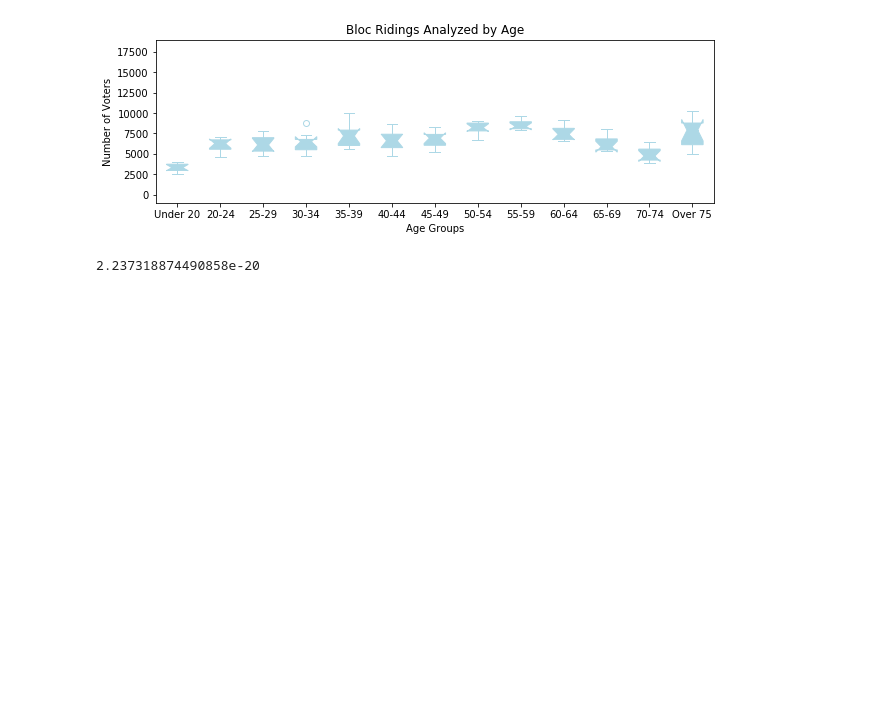
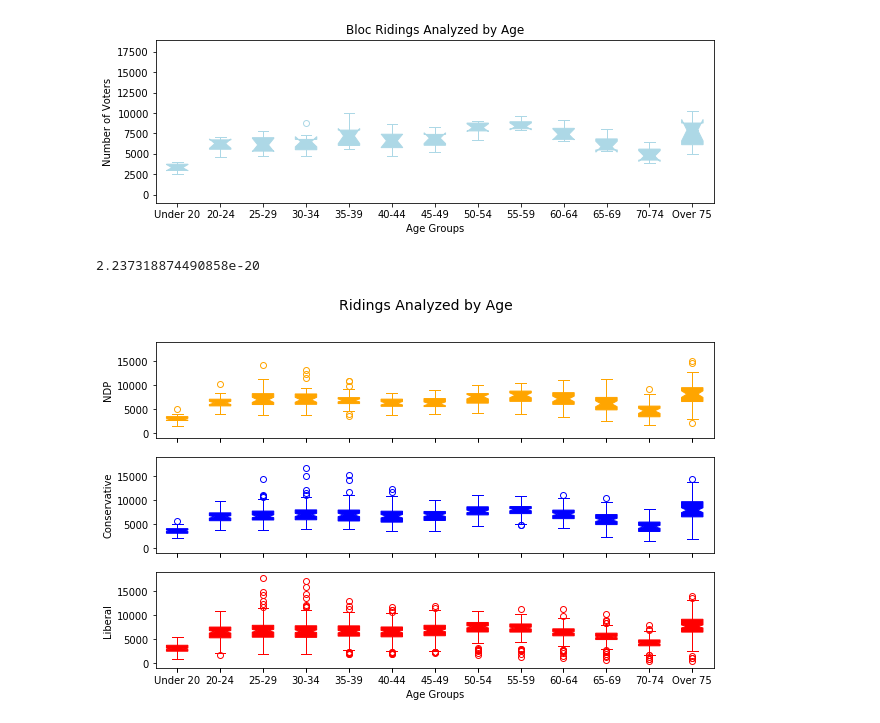
Before and after one commit to bsmirnov12/ABDS-Project-1, a Jupyter notebook: AgeStats.ipynb, the cells around one changed output. Cells and saved outputs as stored; diff of their text form; code cells hidden in the pictures; blank space fills up the shorter version.

Commit message:
combined

```diff
--- a/AgeStats.ipynb
+++ b/AgeStats.ipynb
@@ -306,3 +306,62 @@ F, p = stats.f_oneway(Bloc["Under 20"], Bloc["20-24"], Bloc["25-29"], Bloc["30-3
 p
 # %% [output]
 2.237318874490858e-20
+# %%
+fig, (ax1, ax2, ax3) = plt.subplots(3, figsize=(10,6),sharex=True)
+fig.suptitle("Ridings Analyzed by Age", fontsize=14, fontweight="light")
+
+x_label_list = ["Under 20", "20-24", "25-29","30-34",
+               "35-39","40-44","45-49",
+               "50-54","55-59","60-64",
+              "65-69","70-74","Over 75"]
+box_plot_data=[NDP["Under 20"], NDP["20-24"], NDP["25-29"], NDP["30-34"],
+               NDP["35-39"],NDP["40-44"],NDP["45-49"],
+               NDP["50-54"],NDP["55-59"],NDP["60-64"],
+               NDP["65-69"],NDP["70-74"],NDP["Over 75"],
+              ]
+box_plot_data2=[Conservative["Under 20"], Conservative["20-24"], Conservative["25-29"], Conservative["30-34"],
+               Conservative["35-39"],Conservative["40-44"],Conservative["45-49"],
+               Conservative["50-54"],Conservative["55-59"],Conservative["60-64"],
+               Conservative["65-69"],Conservative["70-74"],Conservative["Over 75"],
+              ]
+box_plot_data3 = [Liberal["Under 20"], Liberal["20-24"], Liberal["25-29"], Liberal["30-34"],
+               Liberal["35-39"],Liberal["40-44"],Liberal["45-49"],
+               Liberal["50-54"],Liberal["55-59"],Liberal["60-64"],
+               Liberal["65-69"],Liberal["70-74"],Liberal["Over 75"],
+              ]
+ax.set_xticklabels(x_label_list)
+x="orange"
+ax1.boxplot(box_plot_data, notch=True, patch_artist=True,
+            boxprops=dict(facecolor=x, color=x),
+            capprops=dict(color=x),
+            whiskerprops=dict(color=x),
+            flierprops=dict(color=x, markeredgecolor=x),
+            medianprops=dict(color=x))
+ax1.set_ylabel("NDP")
+ax1.set_ylim([-1000,19000])
+y = "blue"
+ax2.boxplot(box_plot_data2, notch=True, patch_artist=True,
+            boxprops=dict(facecolor=y, color=y),
+            capprops=dict(color=y),
+            whiskerprops=dict(color=y),
+            flierprops=dict(color=y, markeredgecolor=y),
+            medianprops=dict(color=y))
+
+ax2.set_ylabel("Conservative")
+ax2.set_ylim([-1000,19000])
+c = "red"
+ax3.boxplot(box_plot_data3, notch=True, patch_artist=True,
+            boxprops=dict(facecolor=c, color=c),
+            capprops=dict(color=c),
+            whiskerprops=dict(color=c),
+            flierprops=dict(color=c, markeredgecolor=c),
+            medianprops=dict(color=c))
+
+ax3.set_ylabel("Liberal")
+ax3.set_xlabel("Age Groups")
+ax3.set_ylim([-1000,19000])
+ax3.set_xticklabels(x_label_list)
+plt.savefig("./PNG_images_stats/Combined_Age.png", transparent = True)
+plt.show()
+# %% [output]
+[figure, added]
```
Also changed, not shown: 2 other files.
